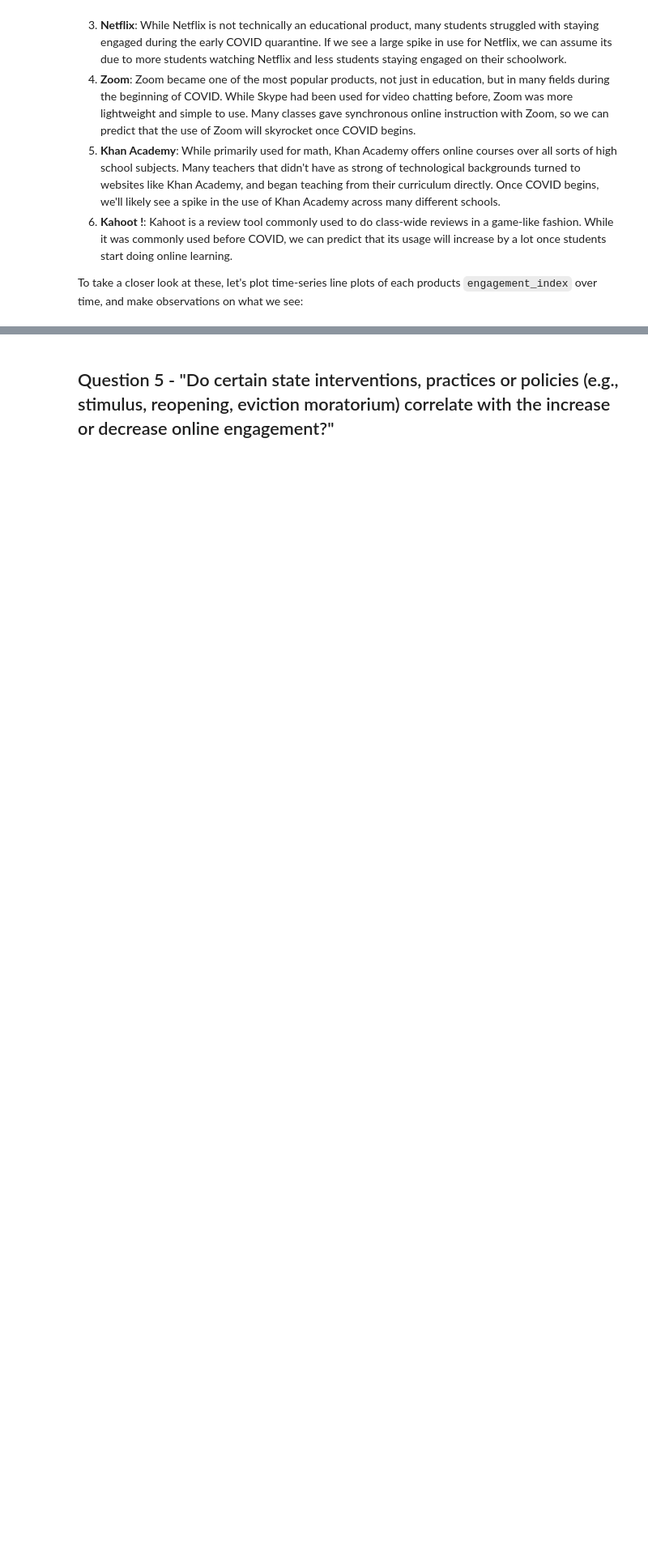
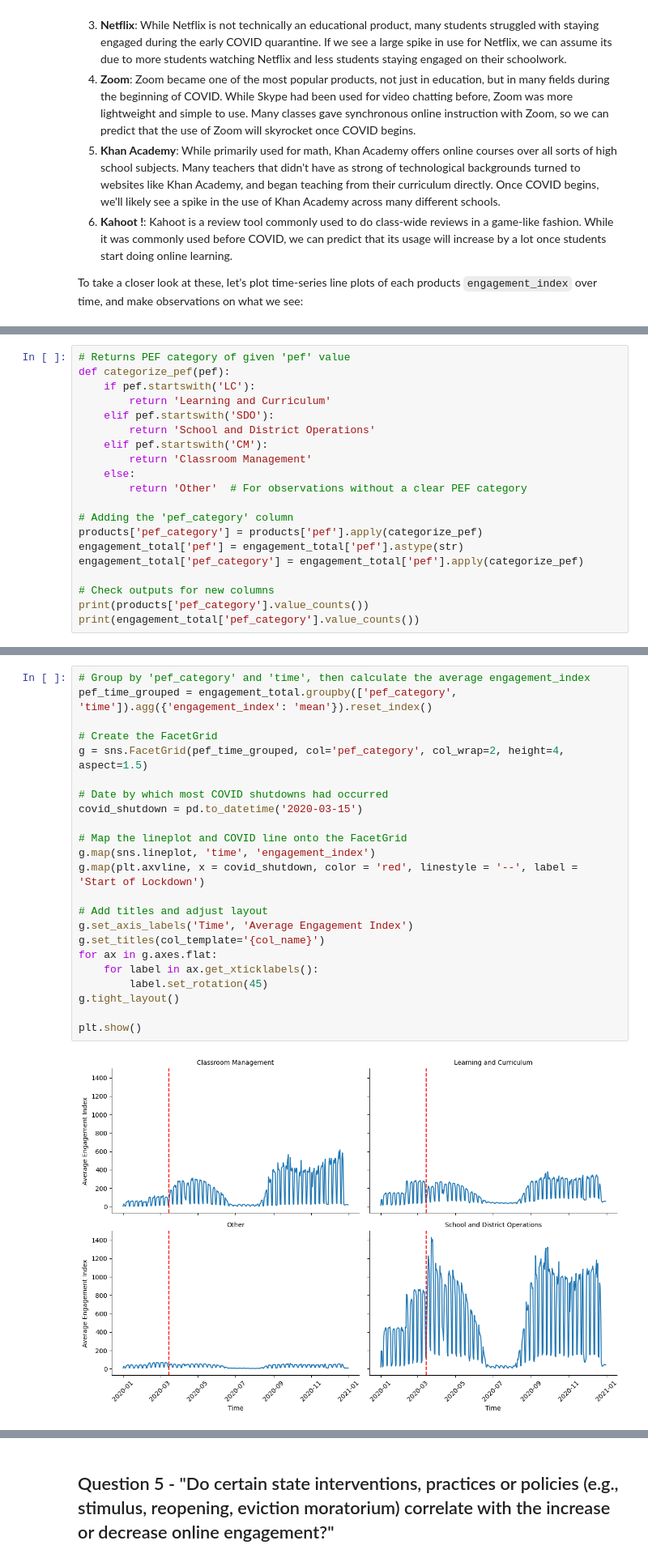
Before and after one commit to jahess150/AnalysisProjects, a Jupyter notebook: analyzing-covid-19-s-effect-on-student-engagement.ipynb, the cells around one changed output, grey strips where cells are left out. Shown at 81% size. Saved outputs shown, nothing was run; the diff lists cells and outputs as text; blank space fills up the shorter version.

```diff
--- a/analyzing-covid-19-s-effect-on-student-engagement.ipynb
+++ b/analyzing-covid-19-s-effect-on-student-engagement.ipynb
@@ -580,0 +607,20 @@ To answer the second part of the question, we can predict these changes will get
+# %%
+# Returns PEF category of given 'pef' value
+def categorize_pef(pef):
+    if pef.startswith('LC'):
+        return 'Learning and Curriculum'
+    elif pef.startswith('SDO'):
+        return 'School and District Operations'
+    elif pef.startswith('CM'):
+        return 'Classroom Management'
+    else:
+        return 'Other'  # For observations without a clear PEF category
+
+# Adding the 'pef_category' column
+products['pef_category'] = products['pef'].apply(categorize_pef)
+engagement_total['pef'] = engagement_total['pef'].astype(str)
+engagement_total['pef_category'] = engagement_total['pef'].apply(categorize_pef)
+
+# Check outputs for new columns
+print(products['pef_category'].value_counts())
+print(engagement_total['pef_category'].value_counts())
@@ -580,0 +642,25 @@ To answer the second part of the question, we can predict these changes will get
+# %%
+# Group by 'pef_category' and 'time', then calculate the average engagement_index
+pef_time_grouped = engagement_total.groupby(['pef_category', 'time']).agg({'engagement_index': 'mean'}).reset_index()
+
+# Create the FacetGrid
+g = sns.FacetGrid(pef_time_grouped, col='pef_category', col_wrap=2, height=4, aspect=1.5)
+
+# Date by which most COVID shutdowns had occurred
+covid_shutdown = pd.to_datetime('2020-03-15')
+
+# Map the lineplot and COVID line onto the FacetGrid
+g.map(sns.lineplot, 'time', 'engagement_index')
+g.map(plt.axvline, x = covid_shutdown, color = 'red', linestyle = '--', label = 'Start of Lockdown')
+
+# Add titles and adjust layout
+g.set_axis_labels('Time', 'Average Engagement Index')
+g.set_titles(col_template='{col_name}')
+for ax in g.axes.flat:
+    for label in ax.get_xticklabels():
+        label.set_rotation(45)
+g.tight_layout()
+
+plt.show()
+# %% [output]
+[figure, added]
```
Also changed, not shown: parts of 15 cells of this notebook.
